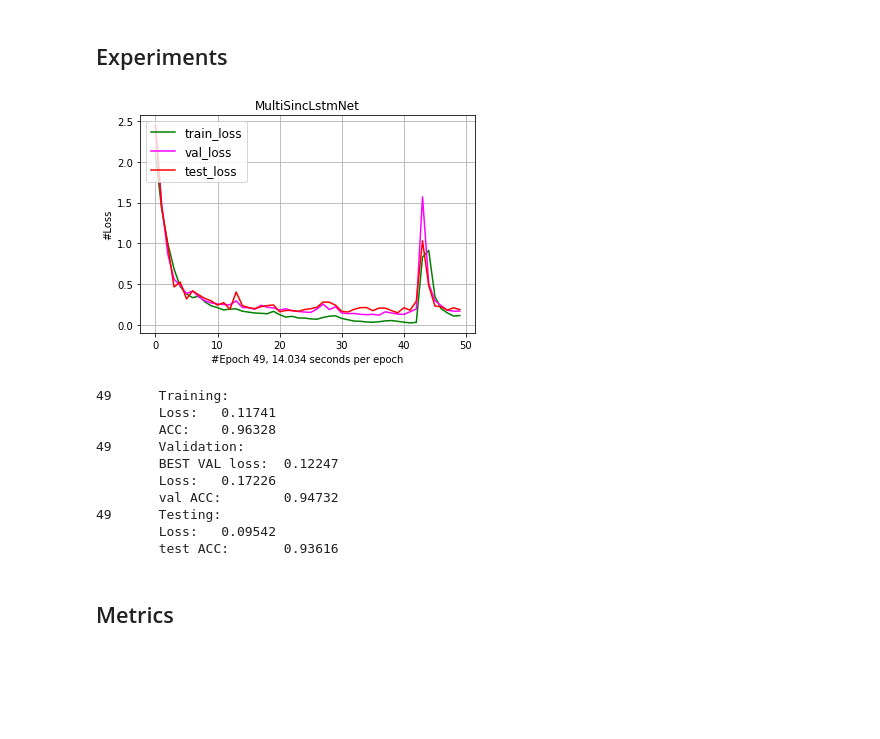
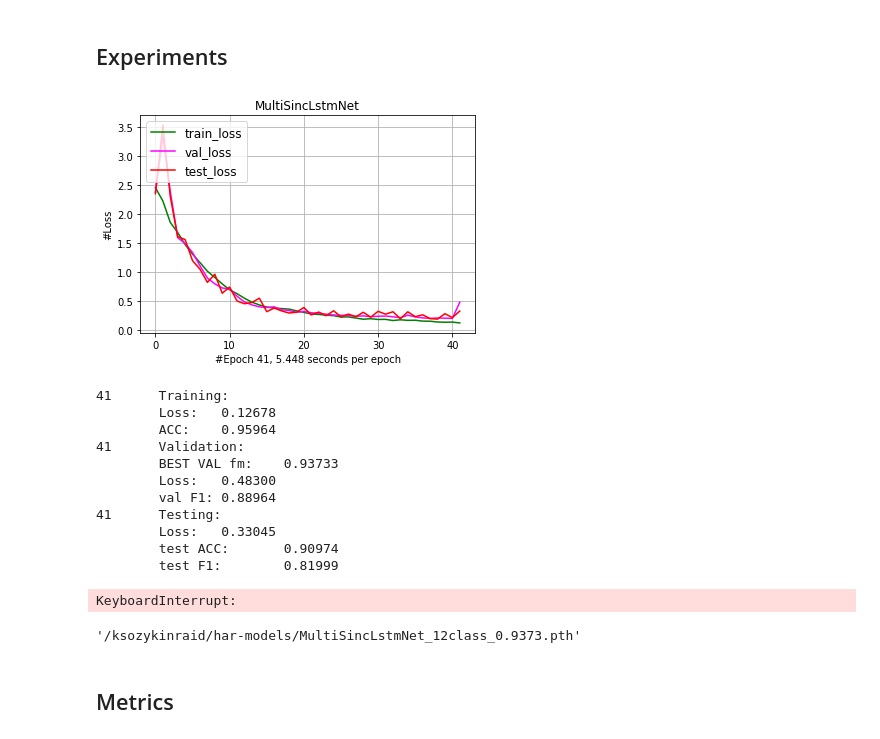
Before and after one commit to gogolgrind/skdl-sensors-har, a Jupyter notebook: pamap2.ipynb, the cells around one changed output. Cells and saved outputs as stored; diff of their text form; code cells hidden in the pictures; blank space fills up the shorter version.

Commit message:
fixes, tuning, new-model isotropynet

```diff
--- a/pamap2.ipynb
+++ b/pamap2.ipynb
@@ -339,5 +341,5 @@ torch.Size([1, 12])
 # %%
 num_epochs = 50
 verbose = 5
-batch_size = 1024
+batch_size = 4096
 device = "cuda"
@@ -361,6 +365,25 @@ def compute_acc(reference, prediction):
     prediction = torch.argmax(prediction.log_softmax(dim=-1),dim=-1)
     reference = torch.argmax(reference,dim=-1)
     return (reference == prediction).to(torch.float32).mean()
+# %%
+def compute_f1(reference, prediction):
+    """
+
+    """
+    reference = reference.to(device)
+    y_pred_np = torch.argmax(prediction.log_softmax(dim=-1),dim=-1).cpu().numpy()
+    y_true_np = torch.argmax(reference,dim=-1).cpu().numpy()
+
+
+    creport = pd.DataFrame((classification_report(y_true_np,y_pred_np,output_dict=True)))
+    acc = accuracy_score(y_true_np,y_pred_np)
+    fm_score = []
+    for i in range(n_conf):
+        try:
+            fm_score.append(creport[str(i)]['f1-score'])
+        except:
+            pass
+    return np.mean(fm_score)
 # %%
 train_loader = torch.utils.data.DataLoader(train_dataset,batch_size=batch_size,shuffle=True)
 val_loader = torch.utils.data.DataLoader(val_dataset,batch_size=batch_size,shuffle=False)
@@ -371,10 +394,11 @@ test_loader = torch.utils.data.DataLoader(test_dataset,batch_size=batch_size,shu
 #model = MultiSincNet(device=device).to(device)
 model = MultiSincLstmNet(device=device).to(device)
 # %%
-opt = torch.optim.Adam(model.parameters(), lr=1e-3,weight_decay=1e-5)
+opt = torch.optim.Adam(model.parameters(), lr=1e-3,weight_decay=1e-8)
 # %%
 best_acc = -1
 best_loss =999999999
+best_fm = -1
 sPATH = ''
 fmt_str = '/ksozykinraid/har-models/%s_%dclass_%.4f.pth'
 # %%
@@ -412,7 +436,8 @@ for epoch in range(num_epochs):
         train_acc += compute_acc(y_true, y_pred).cpu().numpy()
 
     val_loss = val_acc = val_batches = 0
-    val_acc_fixed = 0
+    val_fm = 0
+    test_fm = 0
     #model.train(False)
     model.eval()
     y_true,y_pred = [],[]
@@ -430,7 +455,8 @@ for epoch in range(num_epochs):
     y_true = torch.cat(y_true,dim=0)
     y_pred = torch.cat(y_pred,dim=0)
     with torch.no_grad():
-        val_acc += compute_acc(y_true, y_pred).cpu().numpy()
+        #val_acc += compute_acc(y_true, y_pred).cpu().numpy()
+        val_fm += compute_acc(y_true, y_pred)
     #val_acc = (val_acc / val_batches)
     val_loss = (val_loss / val_batches)
 
@@ -450,19 +476,23 @@ for epoch in range(num_epochs):
             test_batches += 1
     y_true = torch.cat(y_true,dim=0)
     y_pred = torch.cat(y_pred,dim=0)
+    test_acc = 0
     with torch.no_grad():
         test_acc += compute_acc(y_true, y_pred).cpu().numpy()
+        test_fm += compute_f1(y_true, y_pred)
+
     #test_acc = (test_acc / test_batches)
 
     test_loss = (test_loss / test_batches)
 
 
 
-    if val_loss < best_loss:
+    if test_fm > best_fm:
         best_loss = val_loss
+        best_fm = val_fm
         if sPATH != '' and os.path.exists(sPATH):
             os.remove(sPATH)
-        sPATH = fmt_str % (model.__class__.__name__,num_classes,best_loss)
+        sPATH = fmt_str % (model.__class__.__name__,num_classes,best_fm)
         torch.save(model.state_dict(),sPATH)
         if best_acc > 94:
             print("Early Stopping")
@@ -472,44 +502,51 @@ for epoch in range(num_epochs):
     report['test_loss'].append(test_loss)
     finish = time.time()
     time_epoch = finish-start
     display.clear_output(wait=True)
     fig = plt.Figure(figsize=(20,20),facecolor='white')
     plt.plot(report['train_loss'],color='green',label='train_loss')
     plt.plot(report['val_loss'],color='magenta',label='val_loss')
     plt.plot(report['test_loss'],color='red',label='test_loss')
     plt.xlabel("#Epoch %d, %.3f seconds per epoch" % (epoch,time_epoch))
     plt.ylabel("#Loss")
     plt.title(model.__class__.__name__)
     legend(loc=2, prop={'size': 12})
     plt.grid()
     plt.show()
 
     print("%d\tTraining:" % (epoch))
 
     print("\tLoss:\t%.5f" % (train_loss / train_batches))
     print("\tACC:\t%.5f" % (train_acc))
     print("%d\tValidation:" % (epoch))
-    print("\tBEST VAL loss:\t%.5f" % best_loss)
+    print("\tBEST VAL fm:\t%.5f" % best_fm)
     print("\tLoss:\t%.5f" % val_loss)
-    print("\tval ACC:\t%.5f" % val_acc)
+    print("\tval F1:\t%.5f" % val_fm)
     print("%d\tTesting:" % (epoch))
     print("\tLoss:\t%.5f" % (test_loss / test_batches))
     print("\ttest ACC:\t%.5f" % test_acc)
+    print("\ttest F1:\t%.5f" % test_fm)
     print('\n')
 
 
     if epoch  % verbose == 0 or epoch == num_epochs - 1:
         pass
 # %% [output]
-[figure, old version]
+[figure, new version]
-49      Training:
-        Loss:   0.11741
-        ACC:    0.96328
-49      Validation:
-        BEST VAL loss:  0.12247
-        Loss:   0.17226
-        val ACC:        0.94732
-49      Testing:
-        Loss:   0.09542
-        test ACC:       0.93616
+41      Training:
+        Loss:   0.12678
+        ACC:    0.95964
+41      Validation:
+        BEST VAL fm:    0.93733
+        Loss:   0.48300
+        val F1: 0.88964
+41      Testing:
+        Loss:   0.33045
+        test ACC:       0.90974
+        test F1:        0.81999
+KeyboardInterrupt:
+# %%
+sPATH
+# %% [output]
+'/ksozykinraid/har-models/MultiSincLstmNet_12class_0.9373.pth'
 # %%
```
Also changed, not shown: parts of 15 cells of this notebook, 1 other file.
